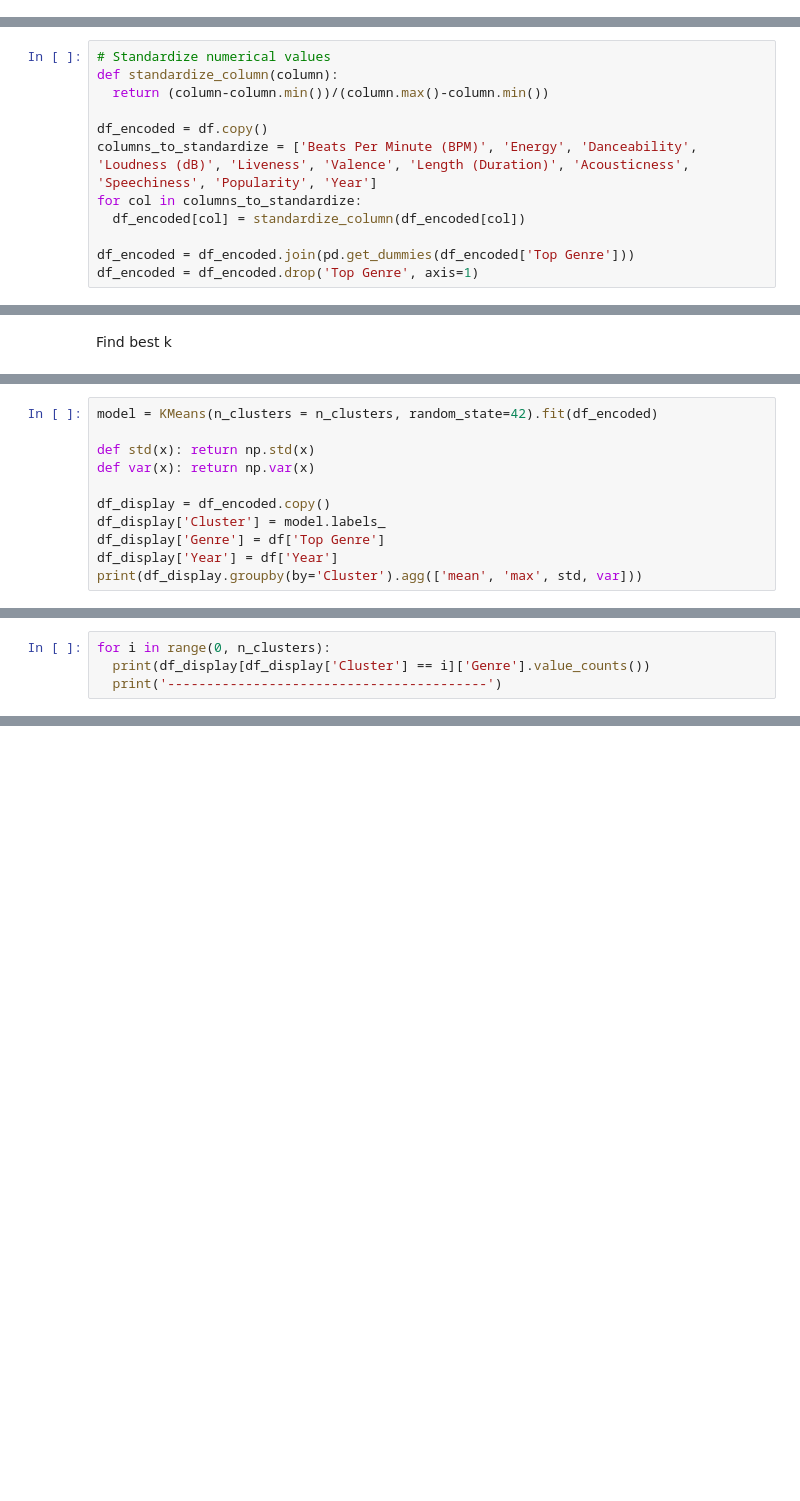
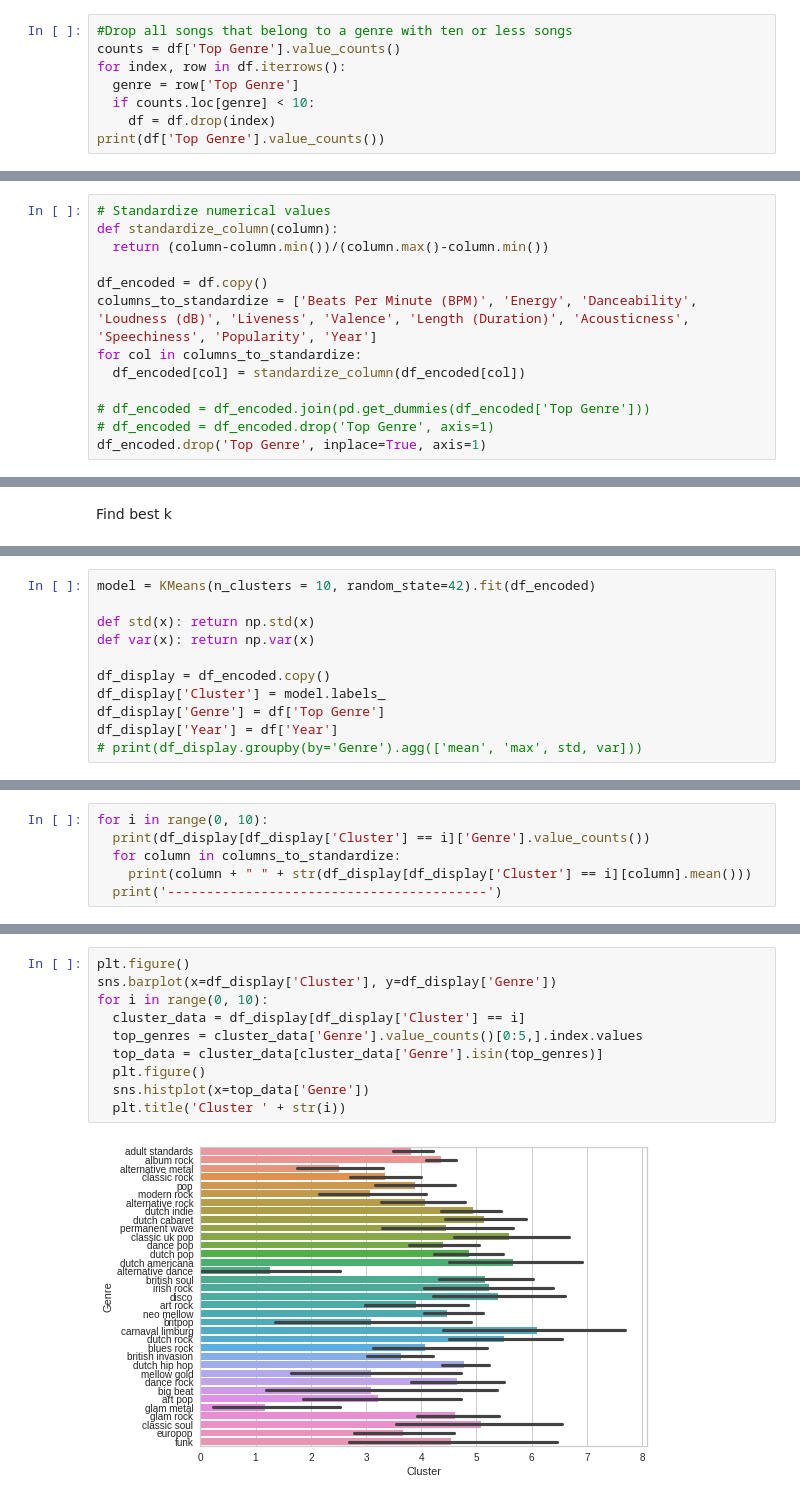
Before and after one commit to JacksonHassell/DSP-Project, a Jupyter notebook: DSP_Project.ipynb, the cells around one changed output, grey strips where cells are left out. Saved outputs shown, nothing was run; the diff lists cells and outputs as text; blank space fills up the shorter version.

```diff
--- a/DSP_Project.ipynb
+++ b/DSP_Project.ipynb
@@ -17,3 +19,11 @@ print(len(df['Artist'].value_counts()))
 #Drop title because each title is different and it adds no information.
 #Drop artist because there are 700 different artists and one-hot-encoding each one will add a bunch of noise to our models
 df.drop(['Index', 'Title', 'Artist'], axis=1, inplace=True)
+# %%
+#Drop all songs that belong to a genre with ten or less songs
+counts = df['Top Genre'].value_counts()
+for index, row in df.iterrows():
+  genre = row['Top Genre']
+  if counts.loc[genre] < 10:
+    df = df.drop(index)
+print(df['Top Genre'].value_counts())
@@ -27,5 +55,6 @@ columns_to_standardize = ['Beats Per Minute (BPM)', 'Energy', 'Danceability', 'L
 for col in columns_to_standardize:
   df_encoded[col] = standardize_column(df_encoded[col])
 
-df_encoded = df_encoded.join(pd.get_dummies(df_encoded['Top Genre']))
-df_encoded = df_encoded.drop('Top Genre', axis=1)
+# df_encoded = df_encoded.join(pd.get_dummies(df_encoded['Top Genre']))
+# df_encoded = df_encoded.drop('Top Genre', axis=1)
+df_encoded.drop('Top Genre', inplace=True, axis=1)
@@ -58,5 +84,5 @@ sns.barplot(x=cluster_sizes, y=scores)
 # %%
-model = KMeans(n_clusters = n_clusters, random_state=42).fit(df_encoded)
+model = KMeans(n_clusters = 10, random_state=42).fit(df_encoded)
 
 def std(x): return np.std(x)
 def var(x): return np.var(x)
@@ -65,4 +91,4 @@ df_display = df_encoded.copy()
 df_display['Cluster'] = model.labels_
 df_display['Genre'] = df['Top Genre']
 df_display['Year'] = df['Year']
-print(df_display.groupby(by='Cluster').agg(['mean', 'max', std, var]))
+# print(df_display.groupby(by='Genre').agg(['mean', 'max', std, var]))
@@ -87,5 +95,7 @@ Cluster
 # %%
-for i in range(0, n_clusters):
+for i in range(0, 10):
   print(df_display[df_display['Cluster'] == i]['Genre'].value_counts())
+  for column in columns_to_standardize:
+    print(column + " " + str(df_display[df_display['Cluster'] == i][column].mean()))
   print('-----------------------------------------')
 # %% [output]
@@ -108,0 +119,12 @@ Name: Genre, dtype: int64
+# %%
+plt.figure()
+sns.barplot(x=df_display['Cluster'], y=df_display['Genre'])
+for i in range(0, 10):
+  cluster_data = df_display[df_display['Cluster'] == i]
+  top_genres = cluster_data['Genre'].value_counts()[0:5,].index.values
+  top_data = cluster_data[cluster_data['Genre'].isin(top_genres)]
+  plt.figure()
+  sns.histplot(x=top_data['Genre'])
+  plt.title('Cluster ' + str(i))
+# %% [output]
+[figure, added]
```
Also changed, not shown: parts of 12 cells of this notebook.
